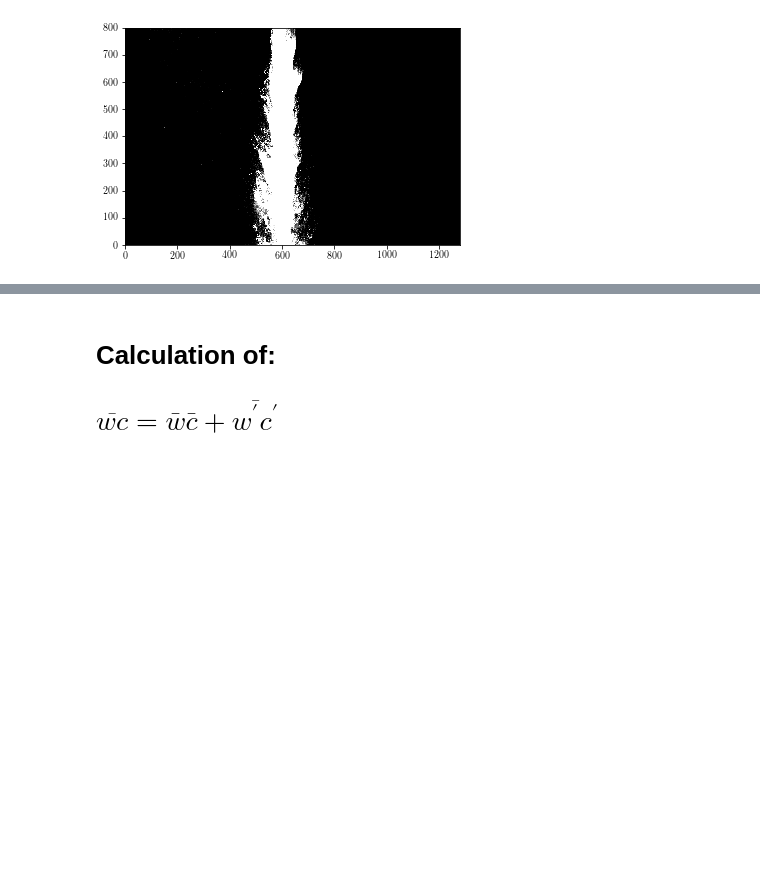
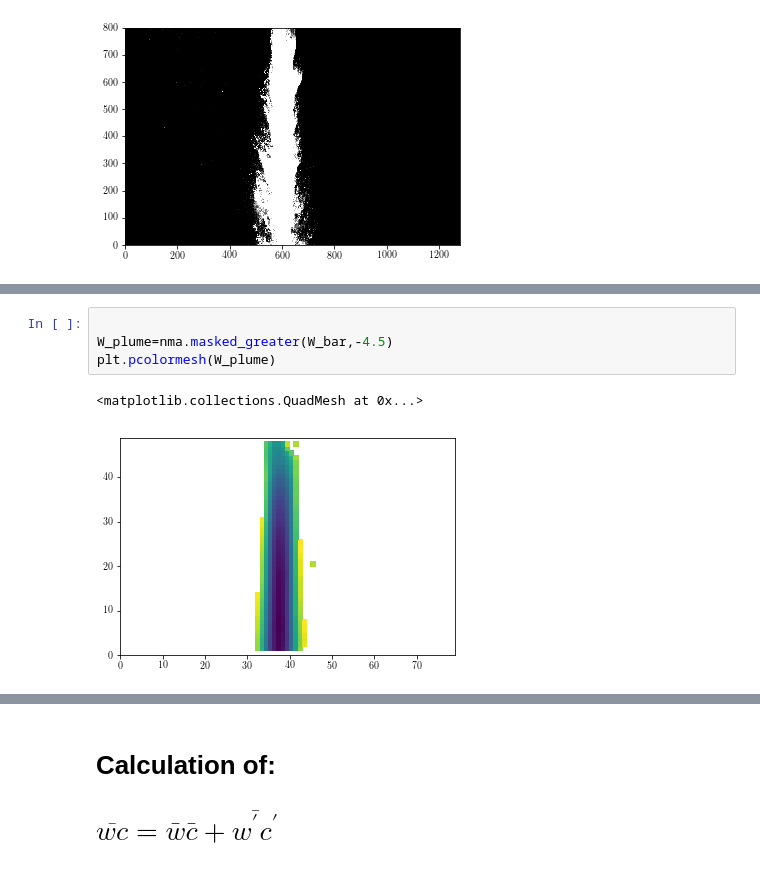
Before and after one commit to ajpetersen25/PLPlumes, a Jupyter notebook: Code/playground.ipynb, the cells around one changed output, grey strips where cells are left out. Saved outputs shown, nothing was run; the diff lists cells and outputs as text; blank space fills up the shorter version.

```diff
--- a/Code/playground.ipynb
+++ b/Code/playground.ipynb
@@ -99,3 +91,10 @@ NameError: name 'mean_c' is not defined
+# %%
+
+W_plume=nma.masked_greater(W_bar,-4.5)
+plt.pcolormesh(W_plume)
+# %% [output]
+<matplotlib.collections.QuadMesh at 0x...>
+[figure, added]
 # %%
 centerline = np.zeros((2,W_bar.shape[0]))
 for r in range(0,W_bar.shape[0]):
```
Also changed, not shown: parts of 9 cells of this notebook.
